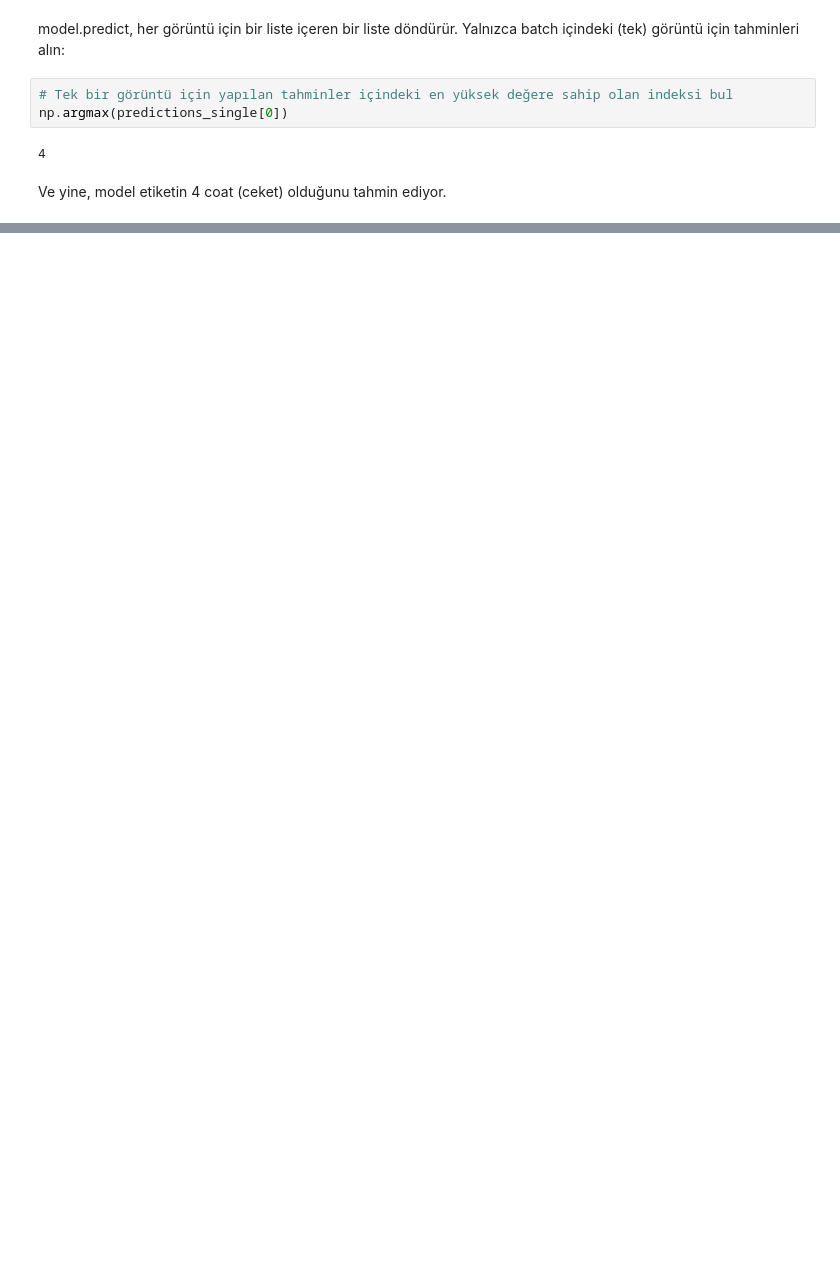
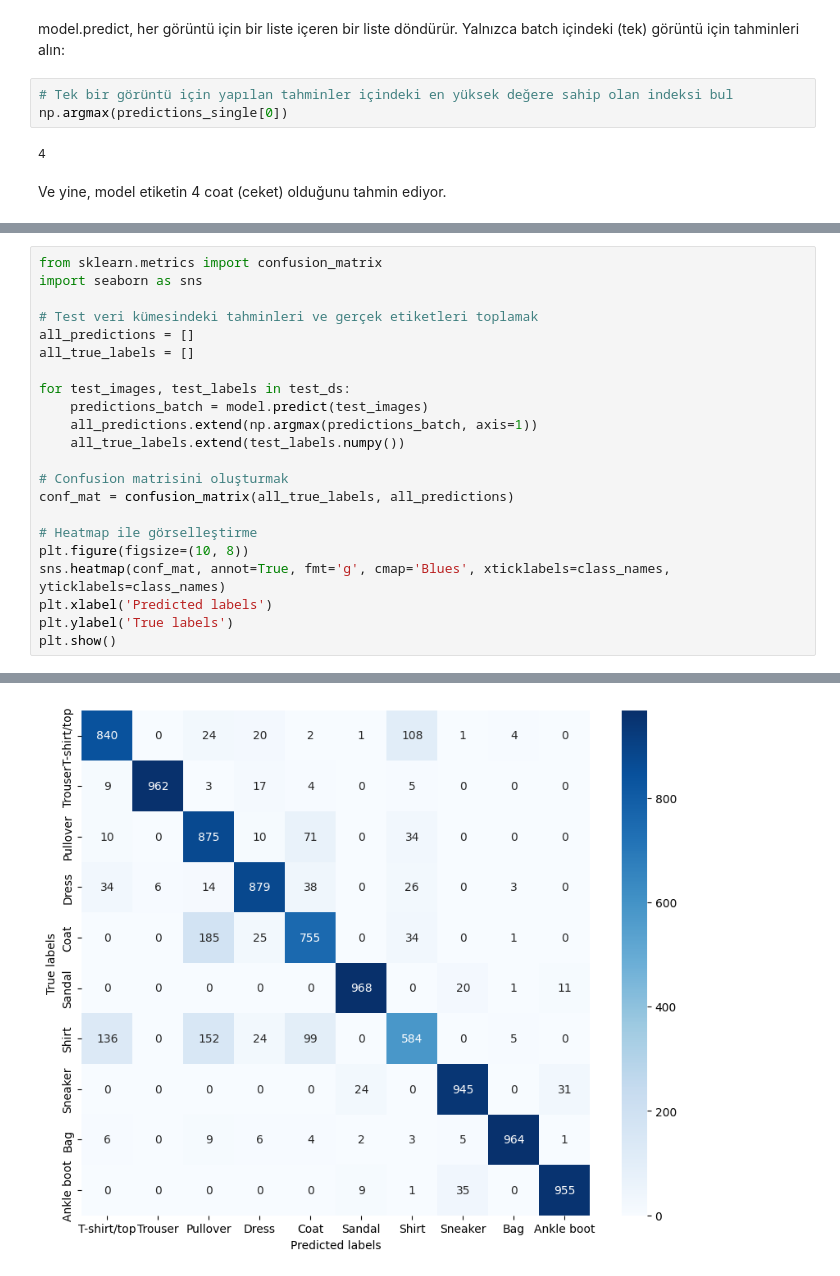
Before and after one commit to baharuluss/CNN_Clothes_Classification, a Jupyter notebook: CNN_Algoritması_ile_Giysi_Sınıflandırması.ipynb, the cells around one changed output, grey strips where cells are left out. Drawn from its saved outputs; the diff is of its cells as text; blank space fills up the shorter version.

```diff
--- a/CNN_Algoritması_ile_Giysi_Sınıflandırması.ipynb
+++ b/CNN_Algoritması_ile_Giysi_Sınıflandırması.ipynb
@@ -424,0 +432,23 @@ Ve yine, model etiketin 4 coat (ceket) olduğunu tahmin ediyor.
+# %%
+from sklearn.metrics import confusion_matrix
+import seaborn as sns
+
+# Test veri kümesindeki tahminleri ve gerçek etiketleri toplamak
+all_predictions = []
+all_true_labels = []
+
+for test_images, test_labels in test_ds:
+    predictions_batch = model.predict(test_images)
+    all_predictions.extend(np.argmax(predictions_batch, axis=1))
+    all_true_labels.extend(test_labels.numpy())
+
+# Confusion matrisini oluşturmak
+conf_mat = confusion_matrix(all_true_labels, all_predictions)
+
+# Heatmap ile görselleştirme
+plt.figure(figsize=(10, 8))
+sns.heatmap(conf_mat, annot=True, fmt='g', cmap='Blues', xticklabels=class_names, yticklabels=class_names)
+plt.xlabel('Predicted labels')
+plt.ylabel('True labels')
+plt.show()
+# %% [output]
@@ -424,0 +472 @@ Ve yine, model etiketin 4 coat (ceket) olduğunu tahmin ediyor.
+[figure, added]
```
Also changed, not shown: parts of 13 cells of this notebook.
